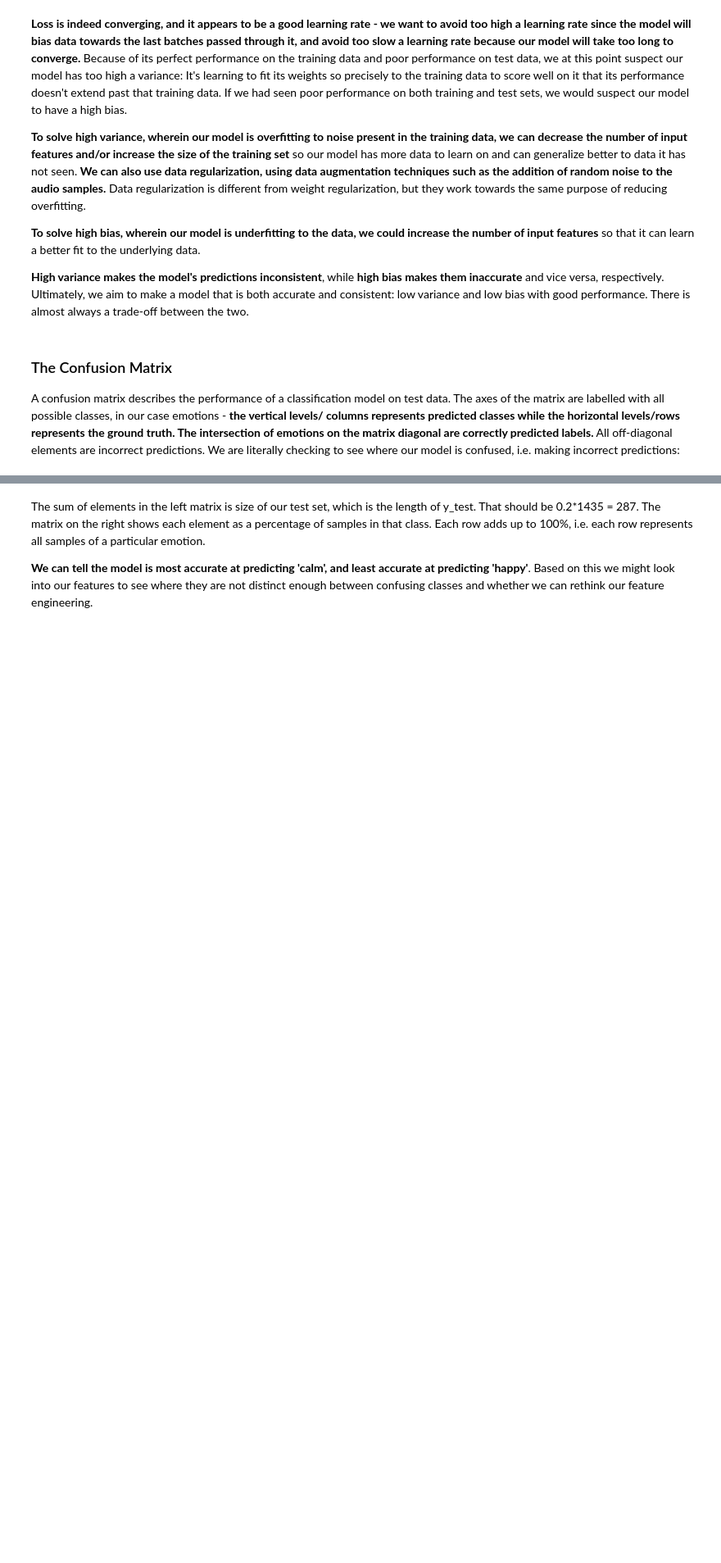
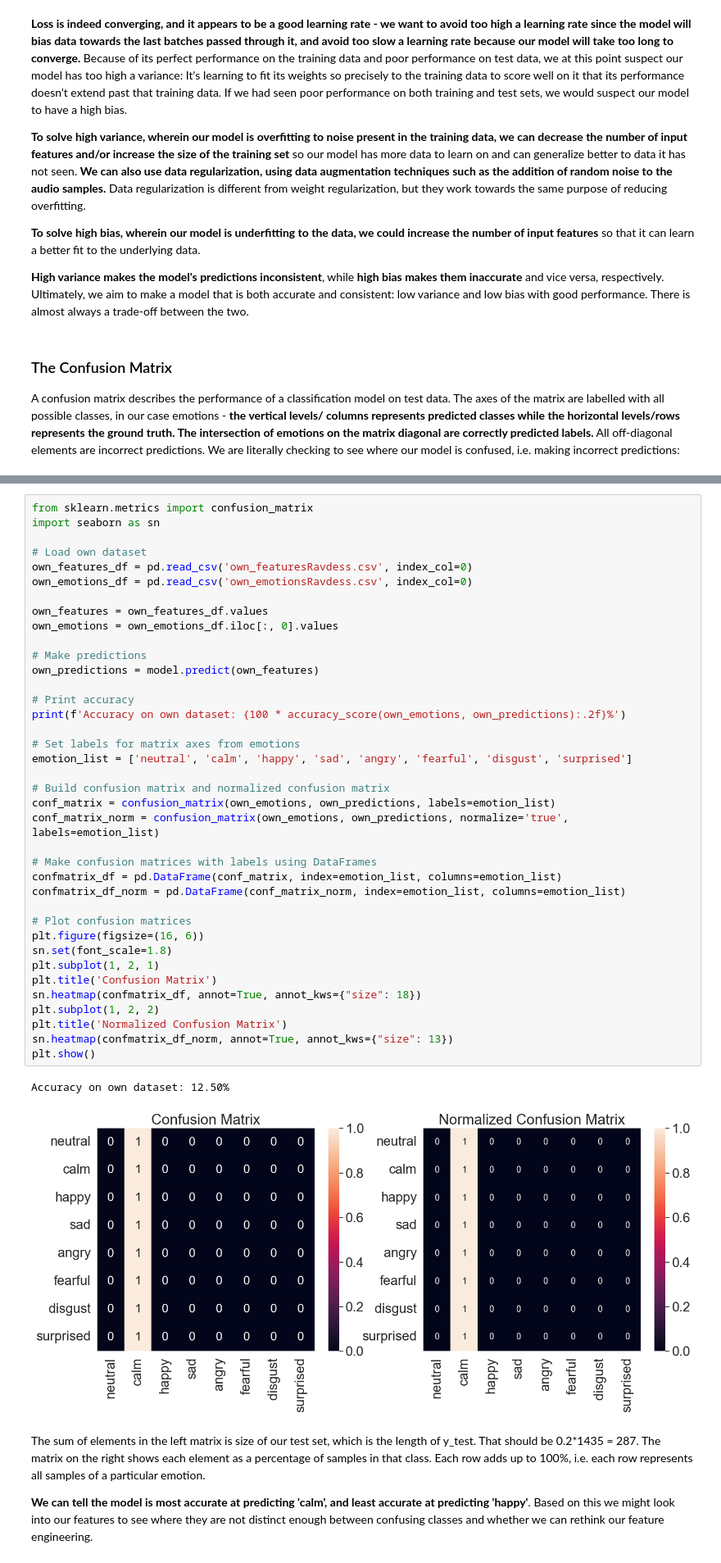
Before and after one commit to Anoharu/Week4-NeuralNetworks, a Jupyter notebook: Week4__Neural_Networks.ipynb, the cells around one changed output, grey strips where cells are left out. Shown at 82% size. Drawn from its saved outputs; the diff is of its cells as text; blank space fills up the shorter version.

Commit message:
added and own confuse matrix for own data

```diff
--- a/Week4__Neural_Networks.ipynb
+++ b/Week4__Neural_Networks.ipynb
@@ -636,3 +672,44 @@ plt.show()
+# %%
+from sklearn.metrics import confusion_matrix
+import seaborn as sn
+
+# Load own dataset
+own_features_df = pd.read_csv('own_featuresRavdess.csv', index_col=0)
+own_emotions_df = pd.read_csv('own_emotionsRavdess.csv', index_col=0)
+
+own_features = own_features_df.values
+own_emotions = own_emotions_df.iloc[:, 0].values
+
+# Make predictions
+own_predictions = model.predict(own_features)
+
+# Print accuracy
+print(f'Accuracy on own dataset: {100 * accuracy_score(own_emotions, own_predictions):.2f}%')
+
+# Set labels for matrix axes from emotions
+emotion_list = ['neutral', 'calm', 'happy', 'sad', 'angry', 'fearful', 'disgust', 'surprised']
+
+# Build confusion matrix and normalized confusion matrix
+conf_matrix = confusion_matrix(own_emotions, own_predictions, labels=emotion_list)
+conf_matrix_norm = confusion_matrix(own_emotions, own_predictions, normalize='true', labels=emotion_list)
+
+# Make confusion matrices with labels using DataFrames
+confmatrix_df = pd.DataFrame(conf_matrix, index=emotion_list, columns=emotion_list)
+confmatrix_df_norm = pd.DataFrame(conf_matrix_norm, index=emotion_list, columns=emotion_list)
+
+# Plot confusion matrices
+plt.figure(figsize=(16, 6))
+sn.set(font_scale=1.8)
+plt.subplot(1, 2, 1)
+plt.title('Confusion Matrix')
+sn.heatmap(confmatrix_df, annot=True, annot_kws={"size": 18})
+plt.subplot(1, 2, 2)
+plt.title('Normalized Confusion Matrix')
+sn.heatmap(confmatrix_df_norm, annot=True, annot_kws={"size": 13})
+plt.show()
+# %% [output]
+Accuracy on own dataset: 12.50%
+[figure, added]
 # %% [markdown]
 The sum of elements in the left matrix is size of our test set, which is the length of y_test. That should be 0.2*1435 = 287. The matrix on the right shows each element as a percentage of samples in that class. Each row adds up to 100%, i.e. each row represents all samples of a particular emotion.
 
```
Also changed, not shown: parts of 9 cells of this notebook, 2 other files.
